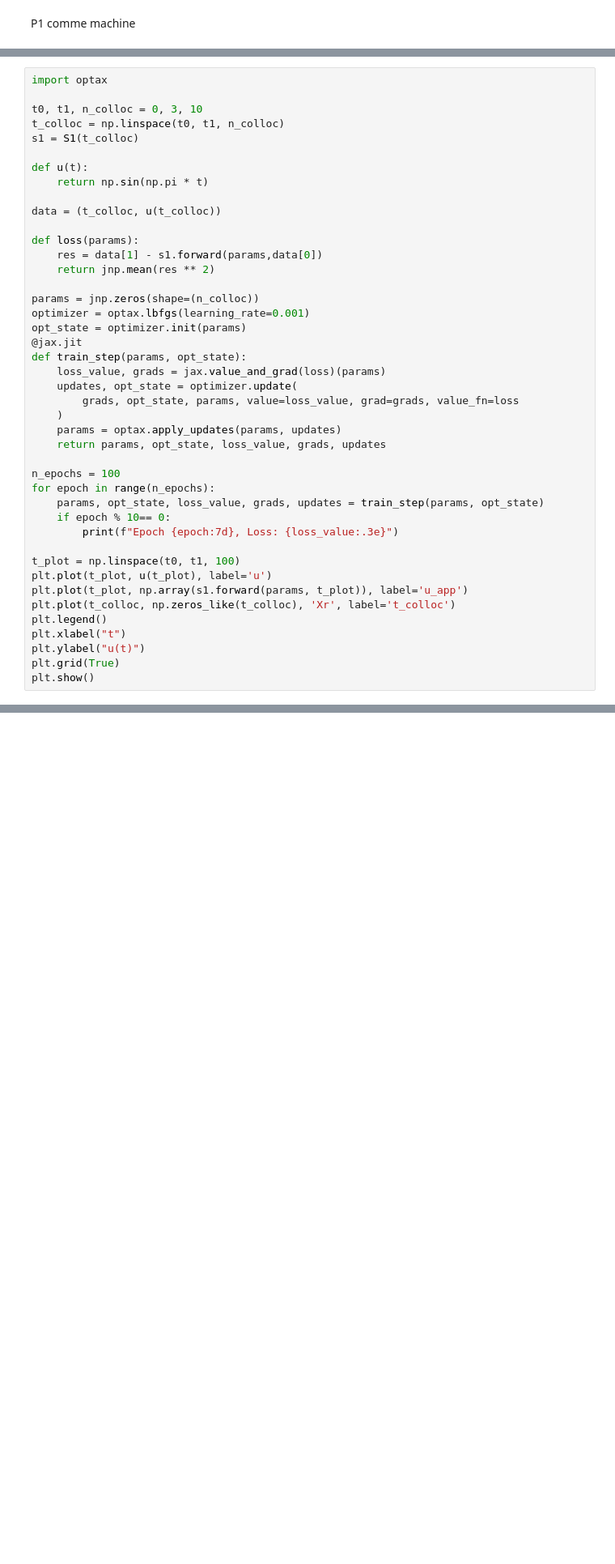
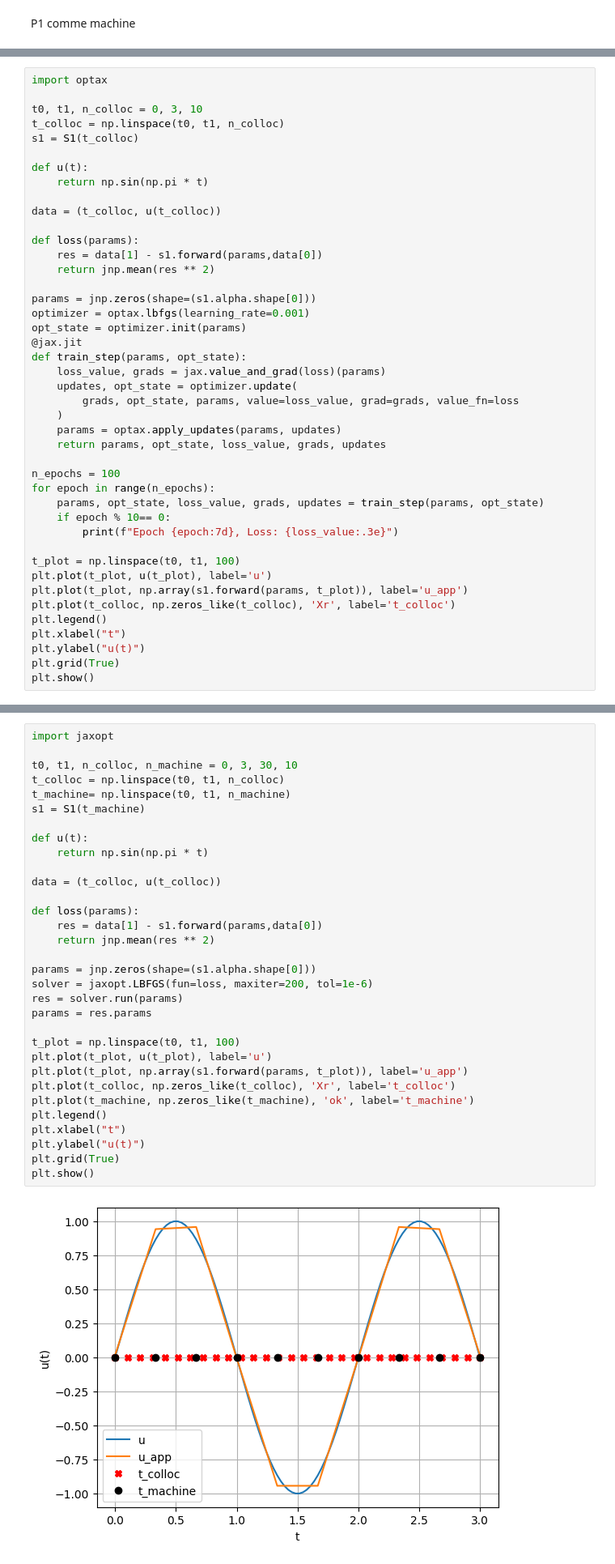
Before and after one commit to beckerrh/Machines-Et-Co, a Jupyter notebook: Cours/Exercices/splines.ipynb, the cells around one changed output, grey strips where cells are left out. Shown: that part at 81% size. Drawn from its saved outputs; the diff is of its cells as text; blank space fills up the shorter version.

```diff
--- a/Cours/Exercices/splines.ipynb
+++ b/Cours/Exercices/splines.ipynb
@@ -68,7 +69,7 @@ def loss(params):
     res = data[1] - s1.forward(params,data[0])
     return jnp.mean(res ** 2)
 
-params = jnp.zeros(shape=(n_colloc))
+params = jnp.zeros(shape=(s1.alpha.shape[0]))
 optimizer = optax.lbfgs(learning_rate=0.001)
 opt_state = optimizer.init(params)
 @jax.jit
@@ -109,0 +113,34 @@ Epoch      90, Loss: 9.370e-10
+# %%
+import jaxopt
+
+t0, t1, n_colloc, n_machine = 0, 3, 30, 10
+t_colloc = np.linspace(t0, t1, n_colloc)
+t_machine= np.linspace(t0, t1, n_machine)
+s1 = S1(t_machine)
+
+def u(t):
+    return np.sin(np.pi * t)
+
+data = (t_colloc, u(t_colloc))
+
+def loss(params):
+    res = data[1] - s1.forward(params,data[0])
+    return jnp.mean(res ** 2)
+
+params = jnp.zeros(shape=(s1.alpha.shape[0]))
+solver = jaxopt.LBFGS(fun=loss, maxiter=200, tol=1e-6)
+res = solver.run(params)
+params = res.params
+
+t_plot = np.linspace(t0, t1, 100)
+plt.plot(t_plot, u(t_plot), label='u')
+plt.plot(t_plot, np.array(s1.forward(params, t_plot)), label='u_app')
+plt.plot(t_colloc, np.zeros_like(t_colloc), 'Xr', label='t_colloc')
+plt.plot(t_machine, np.zeros_like(t_machine), 'ok', label='t_machine')
+plt.legend()
+plt.xlabel("t")
+plt.ylabel("u(t)")
+plt.grid(True)
+plt.show()
+# %% [output]
+[figure, added]
```
Also changed, not shown: parts of 3 cells of this notebook.
